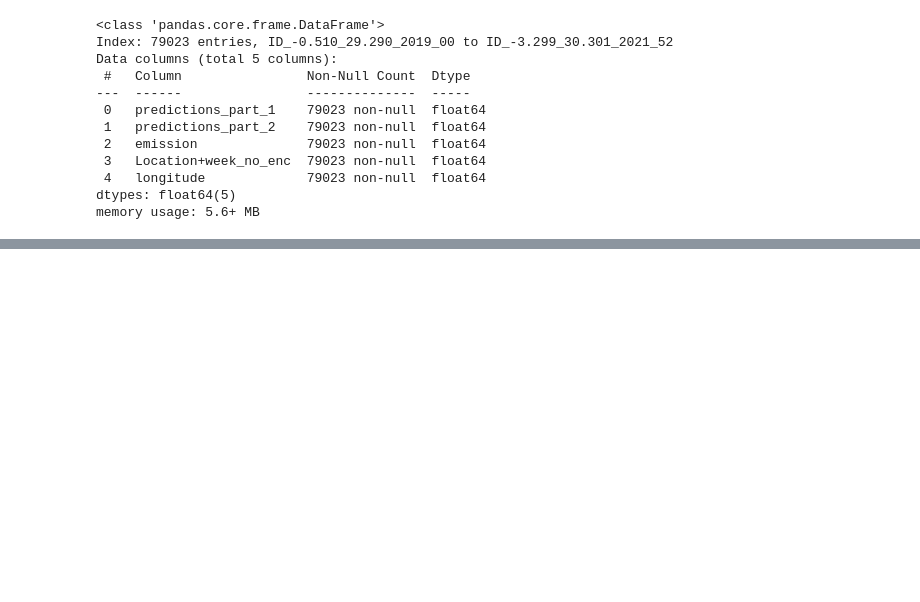
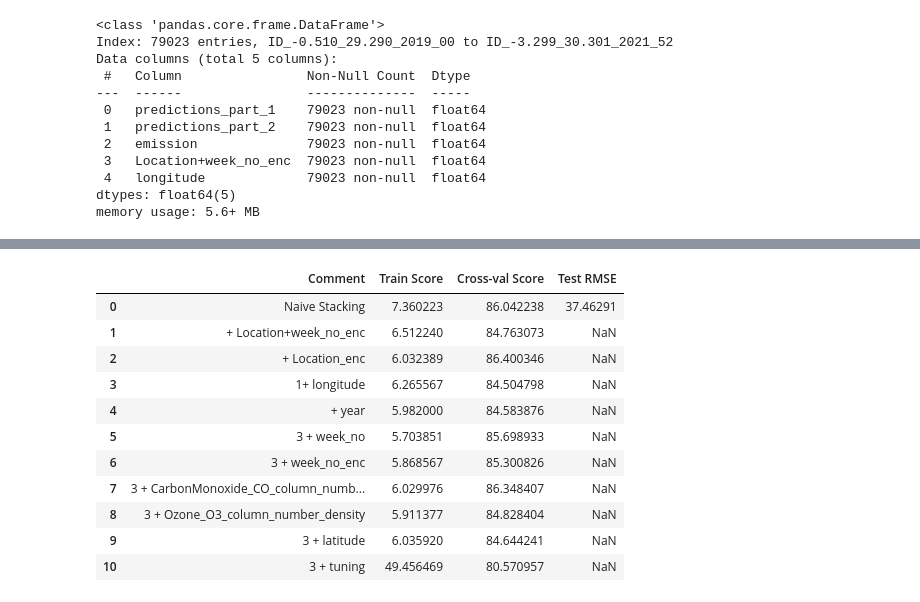
Before and after one commit to NickVasenkov/CO2-Emissions, a Jupyter notebook: CO2 Emissions 3.ipynb, the cells around one changed output, grey strips where cells are left out. Drawn from its saved outputs; the diff is of its cells as text; code cells hidden in the pictures; blank space fills up the shorter version.

```diff
--- a/CO2 Emissions 3.ipynb
+++ b/CO2 Emissions 3.ipynb
@@ -441,8 +443,5 @@ memory usage: 5.6+ MB
 # %%
-study_number = '11'
-
-train_selected = train.drop(['Location', 'week_no_category', 'Location+week_no', 'WeekCount'], axis=1)
-test_selected = test.drop(['Location', 'week_no_category', 'Location+week_no', 'WeekCount'], axis=1)
+study_number = '10'
 
 train_selected.to_csv('new_datasets/train_3_10.csv')
 test_selected.to_csv('new_datasets/test_3_10.csv')
@@ -448,0 +475,16 @@ test_selected.to_csv('new_datasets/test_3_10.csv')
+# %%
+scores_df.loc[int(study_number), 'Test RMSE'] = np.nan
+scores_df
+# %% [output]
+|  | Comment | Train Score | Cross-val Score | Test RMSE |
+| 0 | Naive Stacking | 7.360223 | 86.042238 | 37.46291 |
+| 1 | + Location+week_no_enc | 6.512240 | 84.763073 | NaN |
+| 2 | + Location_enc | 6.032389 | 86.400346 | NaN |
+| 3 | 1+ longitude | 6.265567 | 84.504798 | NaN |
+| 4 | + year | 5.982000 | 84.583876 | NaN |
+| 5 | 3 + week_no | 5.703851 | 85.698933 | NaN |
+| 6 | 3 + week_no_enc | 5.868567 | 85.300826 | NaN |
+| 7 | 3 + CarbonMonoxide_CO_column_numb... | 6.029976 | 86.348407 | NaN |
+| 8 | 3 + Ozone_O3_column_number_density | 5.911377 | 84.828404 | NaN |
+| 9 | 3 + latitude | 6.035920 | 84.644241 | NaN |
+| 10 | 3 + tuning | 49.456469 | 80.570957 | NaN |
```
Also changed, not shown: parts of 19 cells of this notebook, 11 other files.
